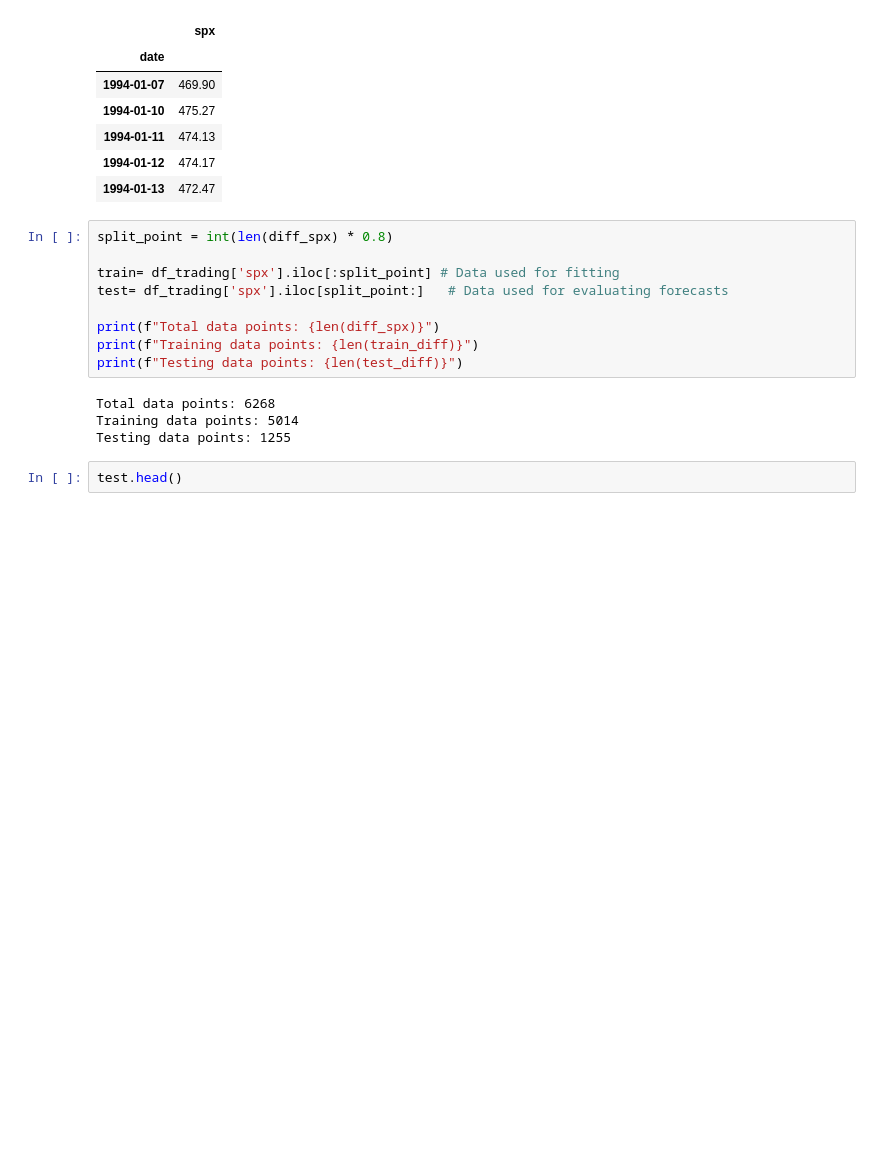
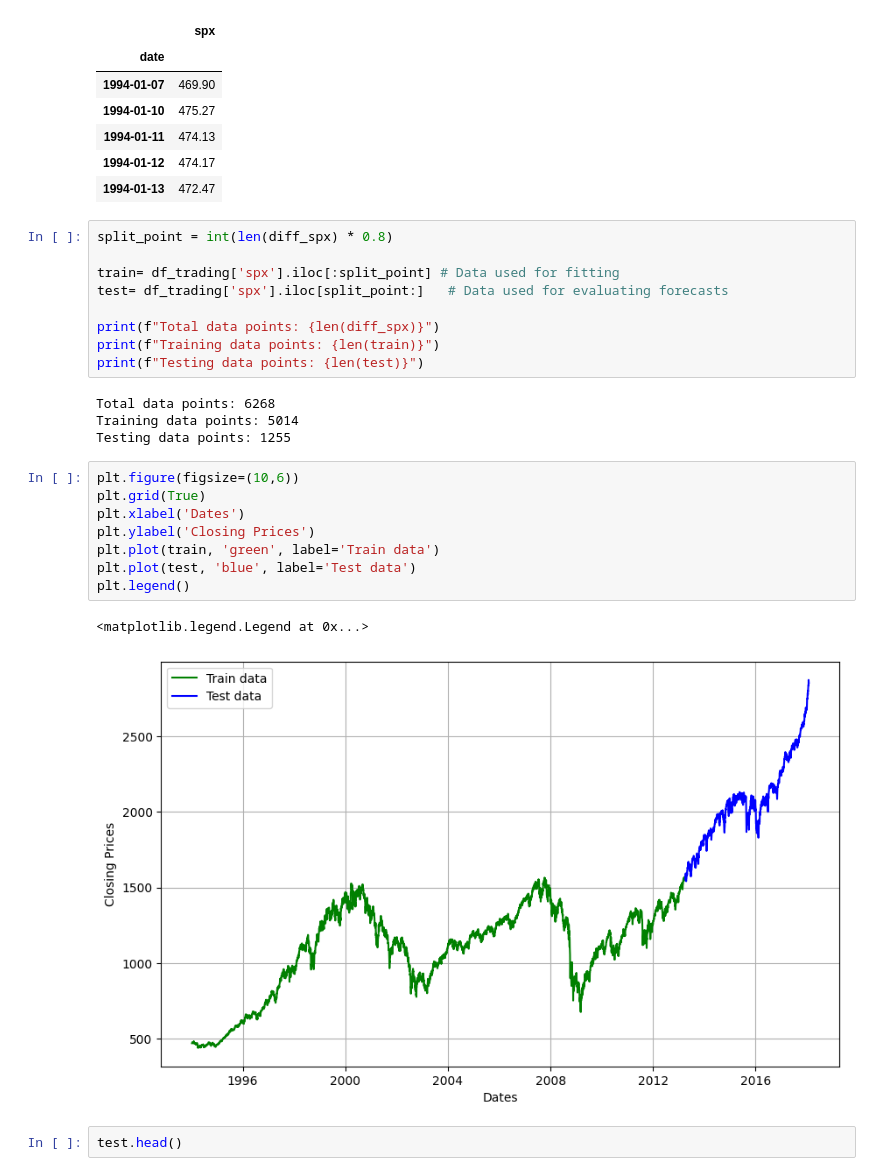
Before and after one commit to WamzMwangi/Advanced_Machine_Learning, a Jupyter notebook: Time_Series_Forecasting/Stock_prices_forecasting.ipynb, the cells around one changed output. Cells and saved outputs as stored; diff of their text form; blank space fills up the shorter version.

```diff
--- a/Time_Series_Forecasting/Stock_prices_forecasting.ipynb
+++ b/Time_Series_Forecasting/Stock_prices_forecasting.ipynb
@@ -279,12 +279,23 @@ train= df_trading['spx'].iloc[:split_point] # Data used for fitting
 test= df_trading['spx'].iloc[split_point:]   # Data used for evaluating forecasts
 
 print(f"Total data points: {len(diff_spx)}")
-print(f"Training data points: {len(train_diff)}")
-print(f"Testing data points: {len(test_diff)}")
+print(f"Training data points: {len(train)}")
+print(f"Testing data points: {len(test)}")
 # %% [output]
 Total data points: 6268
 Training data points: 5014
 Testing data points: 1255
+# %%
+plt.figure(figsize=(10,6))
+plt.grid(True)
+plt.xlabel('Dates')
+plt.ylabel('Closing Prices')
+plt.plot(train, 'green', label='Train data')
+plt.plot(test, 'blue', label='Test data')
+plt.legend()
+# %% [output]
+<matplotlib.legend.Legend at 0x...>
+[figure, added]
 # %%
 test.head()
 # %% [output]
```
Also changed, not shown: parts of 11 cells of this notebook.
